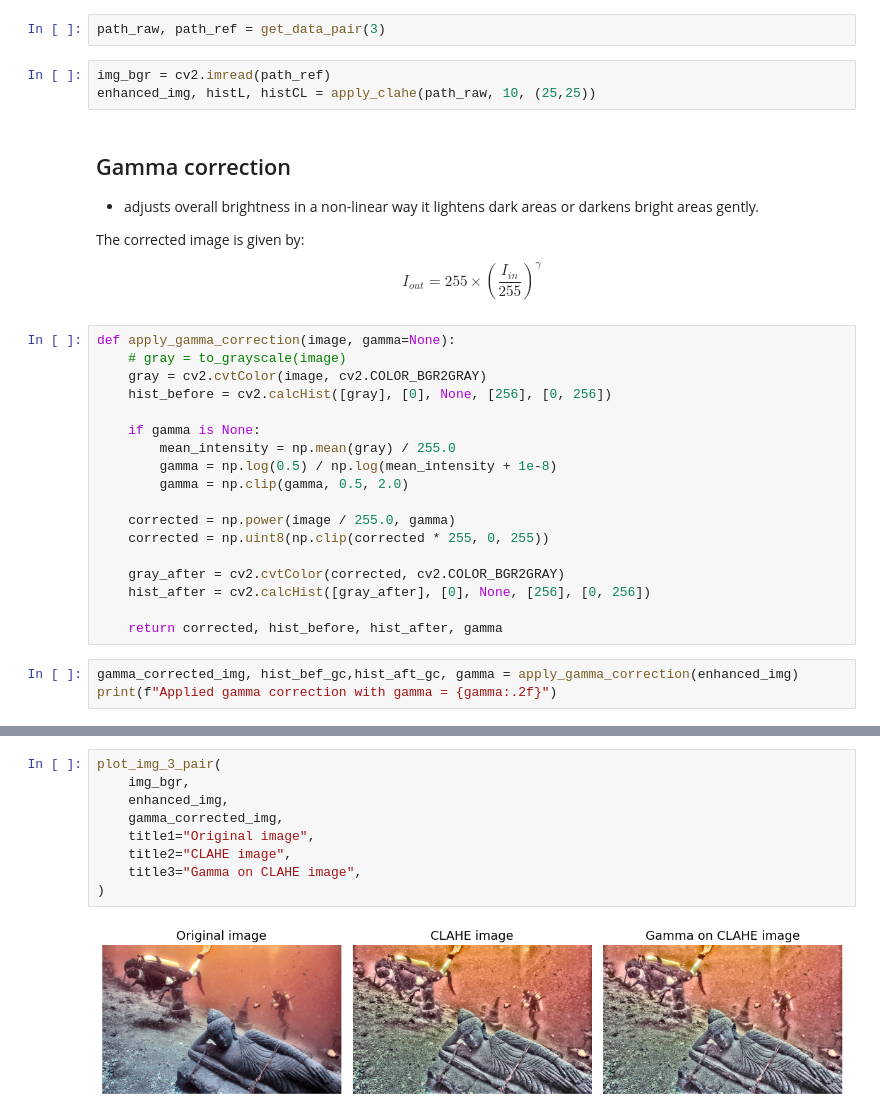
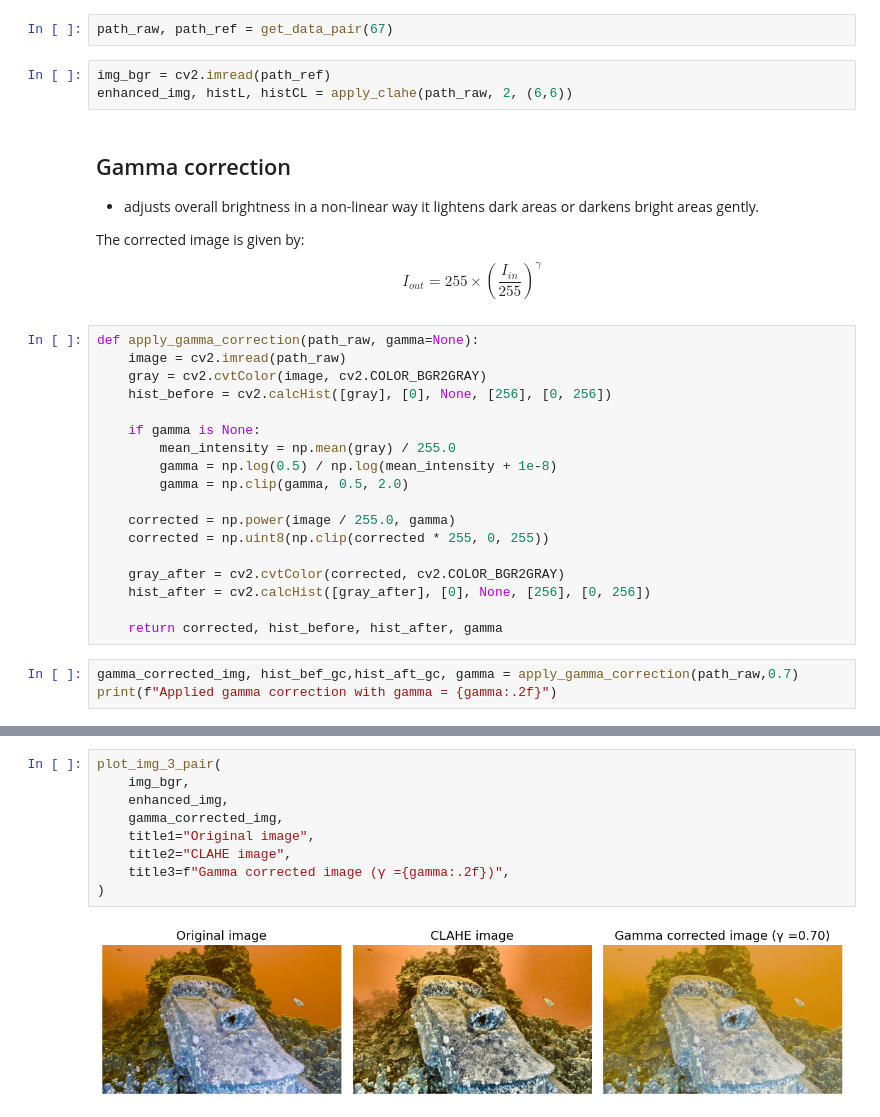
Before and after one commit to Mahanth-Maha/DeepSea-Image-Enhancement, a Jupyter notebook: src/dip_project/01_02_GammaCorrect.ipynb, the cells around one changed output, grey strips where cells are left out. Saved outputs shown, nothing was run; the diff lists cells and outputs as text.

```diff
--- a/src/dip_project/01_02_GammaCorrect.ipynb
+++ b/src/dip_project/01_02_GammaCorrect.ipynb
@@ -18,10 +18,10 @@ raw_ref_dataset = f"{datasets}/reference-890/reference-890"
 def get_data_pair(idx):
     return f"{raw_dataset}/{idx}_img_.png", f"{raw_ref_dataset}/{idx}_img_.png"
 # %%
-path_raw, path_ref = get_data_pair(3)
+path_raw, path_ref = get_data_pair(67)
 # %%
 img_bgr = cv2.imread(path_ref)
-enhanced_img, histL, histCL = apply_clahe(path_raw, 10, (25,25))
+enhanced_img, histL, histCL = apply_clahe(path_raw, 2, (6,6))
 # %% [markdown]
 
 ## Gamma correction
@@ -33,8 +33,8 @@ $$
 I_{out} = 255 \times \left(\frac{I_{in}}{255}\right)^{\gamma}
 $$
 # %%
-def apply_gamma_correction(image, gamma=None):
-    # gray = to_grayscale(image)
+def apply_gamma_correction(path_raw, gamma=None):
+    image = cv2.imread(path_raw)
     gray = cv2.cvtColor(image, cv2.COLOR_BGR2GRAY)
     hist_before = cv2.calcHist([gray], [0], None, [256], [0, 256])
 
@@ -51,6 +51,6 @@ def apply_gamma_correction(image, gamma=None):
 
     return corrected, hist_before, hist_after, gamma
 # %%
-gamma_corrected_img, hist_bef_gc,hist_aft_gc, gamma = apply_gamma_correction(enhanced_img)
+gamma_corrected_img, hist_bef_gc,hist_aft_gc, gamma = apply_gamma_correction(path_raw,0.7)
 print(f"Applied gamma correction with gamma = {gamma:.2f}")
 # %% [output]
@@ -76,14 +72,14 @@ plot_img_2_pair(
 # %%
 plot_img_3_pair(
     img_bgr,
     enhanced_img,
     gamma_corrected_img,
     title1="Original image",
     title2="CLAHE image",
-    title3="Gamma on CLAHE image",
+    title3=f"Gamma corrected image (γ ={gamma:.2f})",
 )
 # %% [output]
-[figure, old version]
+[figure, new version]
 # %%
 plot_hist_curve_2_pair(
     hist_bef_gc,hist_aft_gc,
```
Also changed, not shown: parts of 13 cells of this notebook, 1 other file.
